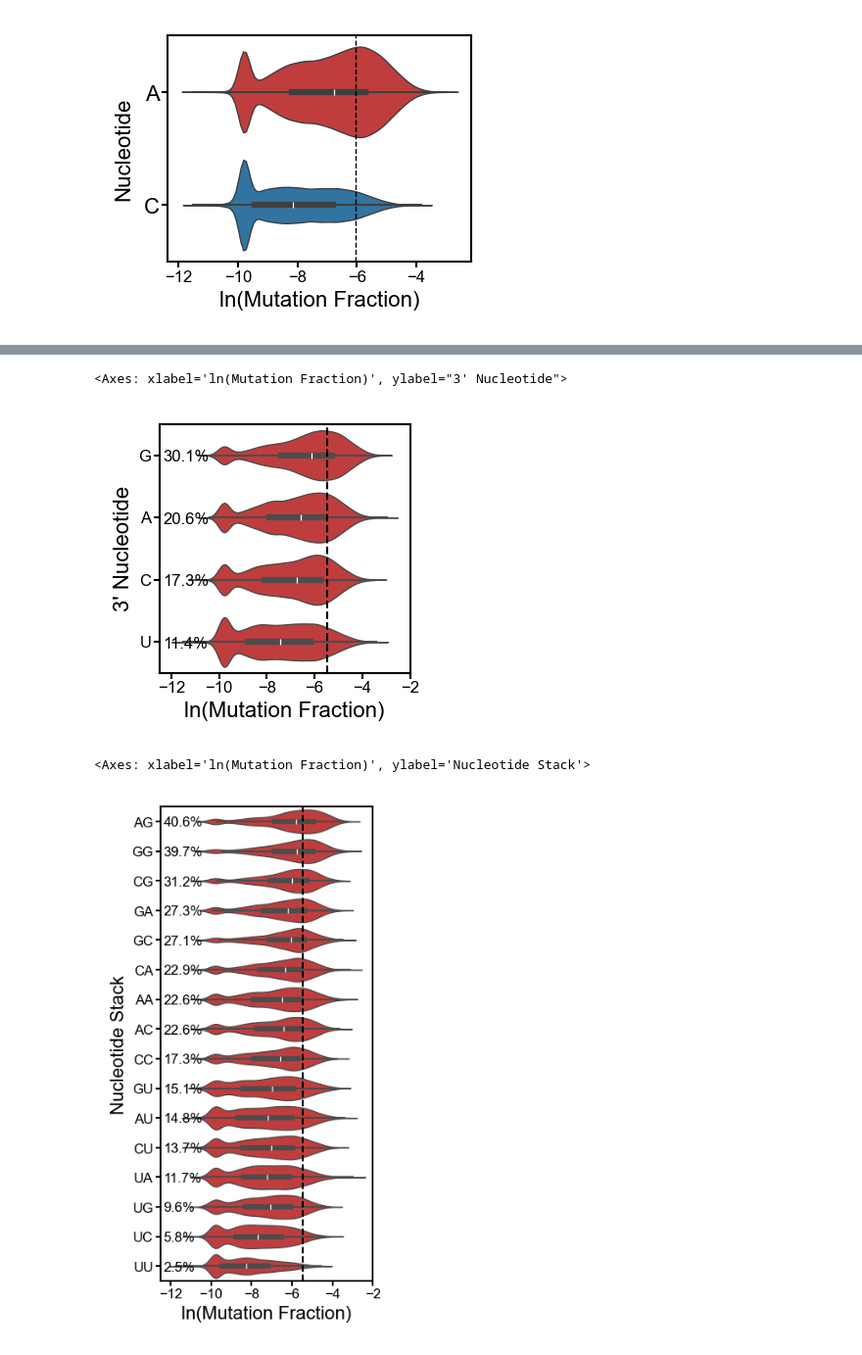
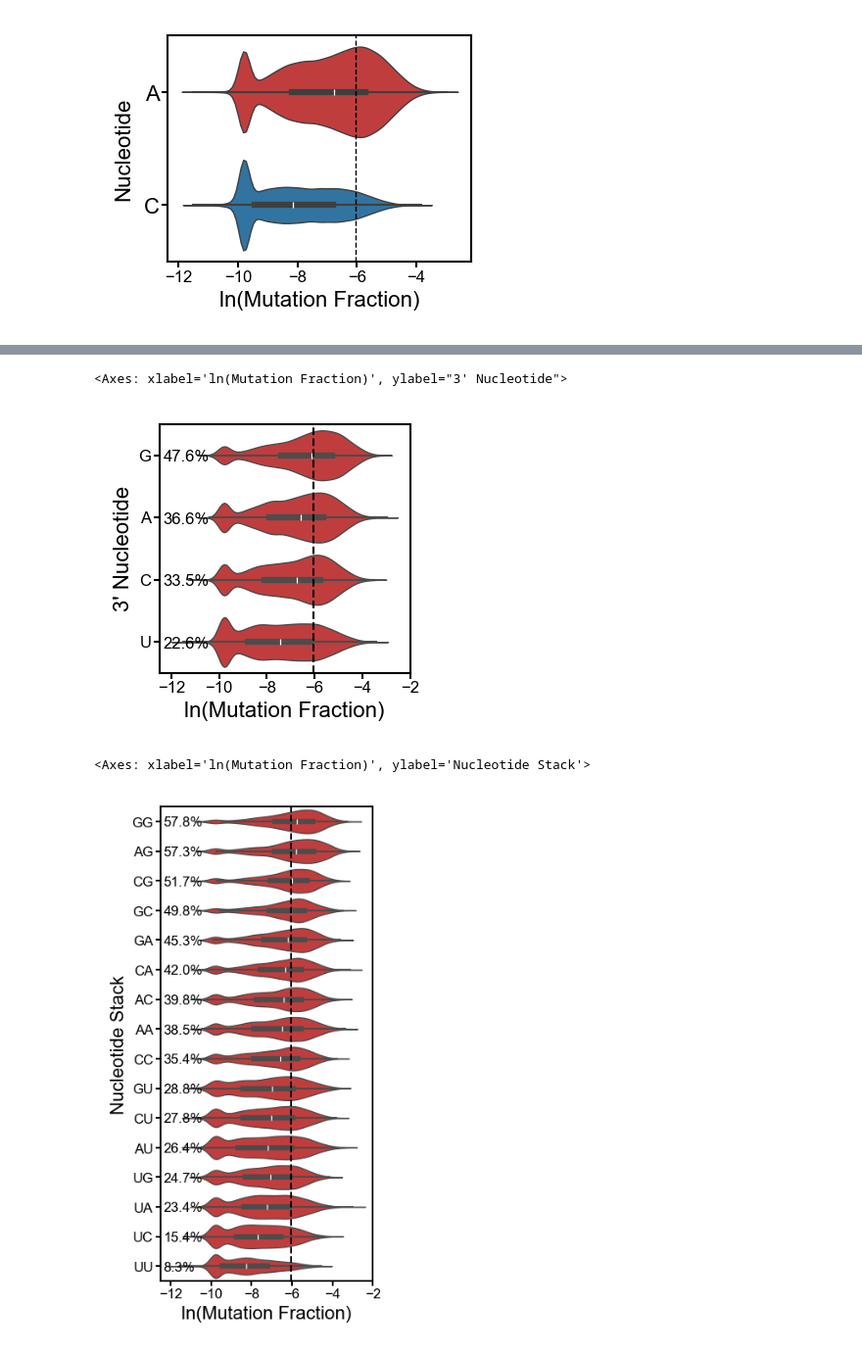
Before and after one commit to YesselmanLabPublications/2025_char_3d_struct_features, a Jupyter notebook: notebooks/supplemental_figures/supplemental_figure_s16.ipynb, the cells around one changed output, grey strips where cells are left out. Shown at 98% size. Cells and saved outputs as stored; diff of their text form; code cells hidden in the pictures.

```diff
--- a/notebooks/supplemental_figures/supplemental_figure_s16.ipynb
+++ b/notebooks/supplemental_figures/supplemental_figure_s16.ipynb
@@ -147,7 +144,7 @@ def figure_s16f(df_wc, ax):
     """Create violin plot of ln_r_data by p3_res for A nucleotides and save as PNG."""
     df_pos = df_wc.query("r_nuc == 'A'").copy()
     plot_violins_w_percent(
-        df_pos, "ln_r_data", "p3_res", color="tab:red", sorted_by_mean=True, ax=ax
+        df_pos, "ln_r_data", "p3_res", cutoff=-6.05, color="tab:red", sorted_by_mean=True, ax=ax
     )
     ax.set_ylabel("3' Nucleotide", labelpad=2)
     ax.set_xlabel("ln(Mutation Fraction)", labelpad=2)
@@ -161,27 +158,27 @@ fig, ax = plt.subplots(figsize=(1.65, 1.65), dpi=200)
 figure_s16f(df_wc, ax)
 # %% [output]
 <Axes: xlabel='ln(Mutation Fraction)', ylabel="3' Nucleotide">
-[figure, old version]
+[figure, new version]
 # %%
 def figure_s16g(df_wc, ax):
     """Create violin plot of ln_r_data by r_stack for A nucleotides."""
     df_pos = df_wc.query("r_nuc == 'A'").copy()
     plot_violins_w_percent(
-        df_pos, "ln_r_data", "r_stack", color="tab:red", sorted_by_mean=True, ax=ax
+        df_pos, "ln_r_data", "r_stack", cutoff=-6.05, color="tab:red", sorted_by_mean=True, ax=ax
     )
     ax.set_ylabel("Nucleotide Stack", labelpad=2)
     ax.set_xlabel("ln(Mutation Fraction)", labelpad=2)
     ax.set_xlim(-12.5, -3)
     ax.set_xticks([-12, -10, -8, -6, -4, -2])
     publication_style_ax(ax)
     return ax
 
 
 fig, ax = plt.subplots(figsize=(1.65, 3.7), dpi=200)
 figure_s16g(df_wc, ax)
 # %% [output]
 <Axes: xlabel='ln(Mutation Fraction)', ylabel='Nucleotide Stack'>
-[figure, old version]
+[figure, new version]
 # %%
 fig_size = (7, 6)
 layout = (2, 4)
```
Also changed, not shown: parts of 5 cells of this notebook, 12 other files.
